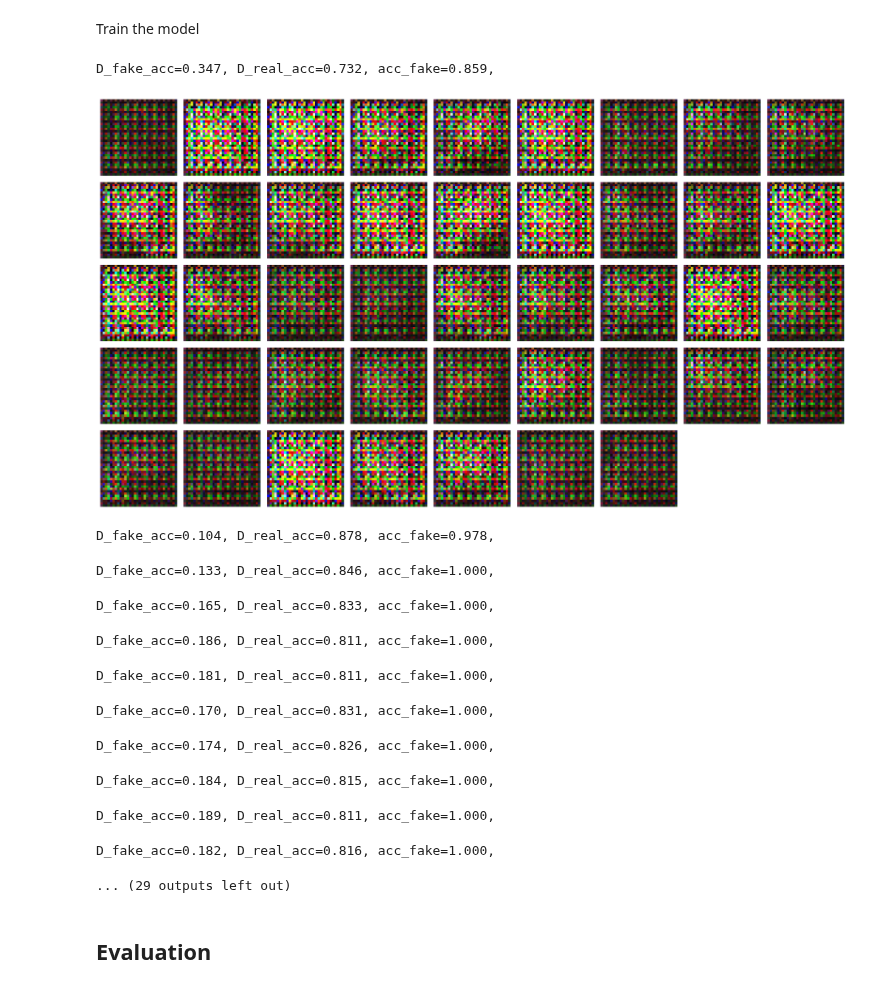
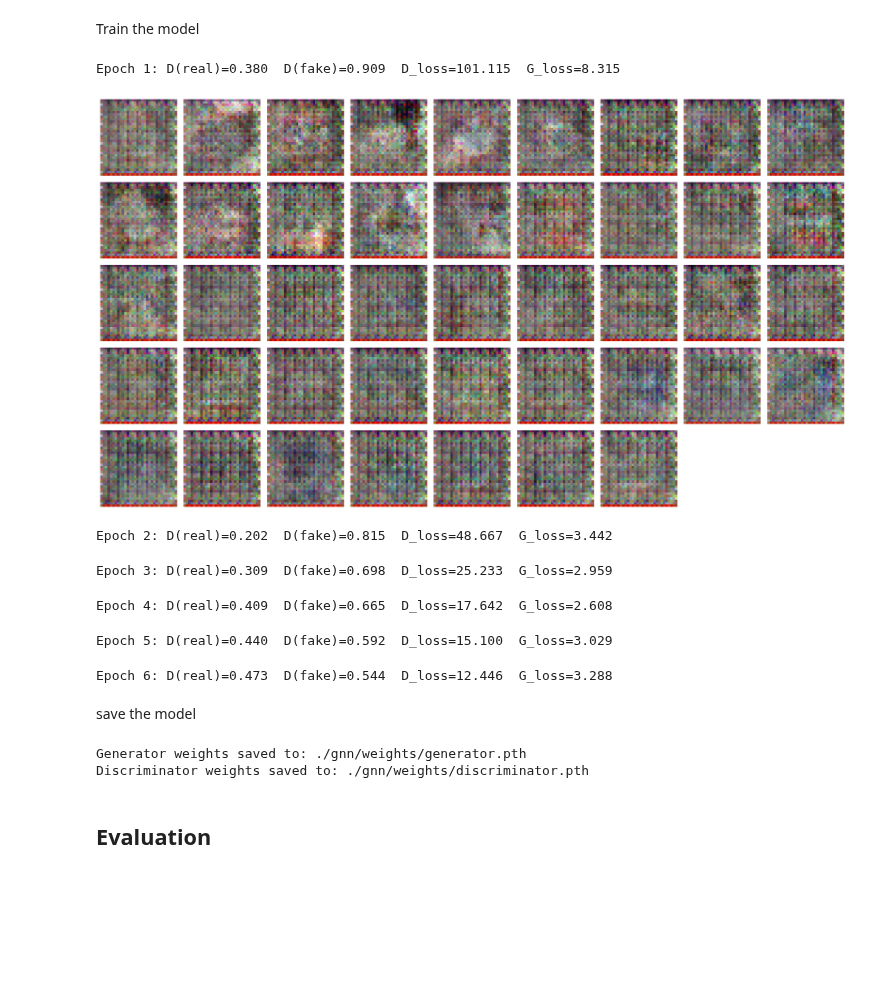
Before and after one commit to gamemeine/ssne, a Jupyter notebook: ex5/2.0-gs-model-training.ipynb, the cells around one changed output. Drawn from its saved outputs; the diff is of its cells as text; code cells hidden in the pictures; blank space fills up the shorter version.

```diff
--- a/ex5/2.0-gs-model-training.ipynb
+++ b/ex5/2.0-gs-model-training.ipynb
@@ -23,8 +23,16 @@ from torchvision import transforms
 train_mean = [0.5, 0.5, 0.5]
 train_std = [0.5, 0.5, 0.5]
 
+
+class ContrastStretch(object):
+    def __call__(self, img):
+        # img: Tensor [C,H,W] in [0,1]
+        lo, hi = img.min(), img.max()
+        return (img - lo) / (hi - lo + 1e-5)
+
 transform = transforms.Compose([
     transforms.ToTensor(),
+    ContrastStretch(),
     transforms.Normalize(mean=train_mean, std=train_std),
 ])
 # %% [markdown]
@@ -47,7 +55,7 @@ Prepare data loaders
 # %%
 from torch.utils.data import DataLoader
 
-batch_size = 256
+batch_size = 128
 
 train_dl = DataLoader(train_ds, batch_size=batch_size, shuffle=True)
 # %% [markdown]
@@ -81,33 +89,47 @@ discriminator_optimizer = torch.optim.Adam(discriminator.parameters(), lr=D_lr)
 discriminator_scheduler = optim.lr_scheduler.ExponentialLR(optimizer=discriminator_optimizer, gamma=0.99)
 
 # loss
-adv_criterion = nn.MSELoss()
-cls_criterion = nn.CrossEntropyLoss()
+adv_criterion = nn.BCEWithLogitsLoss()
 # %% [markdown]
 Train the model
 # %%
 from gnn import Trainer as GNNTrainer
 
-gnn_trainer = GNNTrainer(num_classes, adversarial_criterion=adv_criterion, classification_criterion=cls_criterion, latent_dim=latent_dim, device=device)
+gnn_trainer = GNNTrainer(num_classes, adversarial_criterion=adv_criterion, latent_dim=latent_dim, device=device)
 gnn_trainer.set_generator(generator, generator_optimizer, generator_scheduler)
 gnn_trainer.set_discriminator(discriminator, discriminator_optimizer, discriminator_scheduler)
 
 # Training
 loss = gnn_trainer.fit(train_dl, num_epochs=100, mean=train_mean, std=train_std)
 # %% [output]
-D_fake_acc=0.347, D_real_acc=0.732, acc_fake=0.859,
+Epoch 1: D(real)=0.380  D(fake)=0.909  D_loss=101.115  G_loss=8.315
-[figure, old version]
+[figure, new version]
-D_fake_acc=0.104, D_real_acc=0.878, acc_fake=0.978,
+Epoch 2: D(real)=0.202  D(fake)=0.815  D_loss=48.667  G_loss=3.442
-D_fake_acc=0.133, D_real_acc=0.846, acc_fake=1.000,
+Epoch 3: D(real)=0.309  D(fake)=0.698  D_loss=25.233  G_loss=2.959
-D_fake_acc=0.165, D_real_acc=0.833, acc_fake=1.000,
+Epoch 4: D(real)=0.409  D(fake)=0.665  D_loss=17.642  G_loss=2.608
-D_fake_acc=0.186, D_real_acc=0.811, acc_fake=1.000,
+Epoch 5: D(real)=0.440  D(fake)=0.592  D_loss=15.100  G_loss=3.029
-D_fake_acc=0.181, D_real_acc=0.811, acc_fake=1.000,
+Epoch 6: D(real)=0.473  D(fake)=0.544  D_loss=12.446  G_loss=3.288
-D_fake_acc=0.170, D_real_acc=0.831, acc_fake=1.000,
-D_fake_acc=0.174, D_real_acc=0.826, acc_fake=1.000,
-D_fake_acc=0.184, D_real_acc=0.815, acc_fake=1.000,
-D_fake_acc=0.189, D_real_acc=0.811, acc_fake=1.000,
-D_fake_acc=0.182, D_real_acc=0.816, acc_fake=1.000,
-... (29 outputs left out)
+# %% [markdown]
+save the model
+# %%
+# Save generator and discriminator weights
+import os
+
+weights_dir = "./gnn/weights"
+
+os.makedirs(weights_dir, exist_ok=True)
+
+gen_path = os.path.join(weights_dir, "generator.pth")
+disc_path = os.path.join(weights_dir, "discriminator.pth")
+
+torch.save(generator.state_dict(), gen_path)
+torch.save(discriminator.state_dict(), disc_path)
+
+print(f"Generator weights saved to: {gen_path}")
+print(f"Discriminator weights saved to: {disc_path}")
+# %% [output]
+Generator weights saved to: ./gnn/weights/generator.pth
+Discriminator weights saved to: ./gnn/weights/discriminator.pth
 # %% [markdown]
 ## Evaluation
 # %% [markdown]
```
Also changed, not shown: parts of 2 cells of this notebook, 5 other files.
